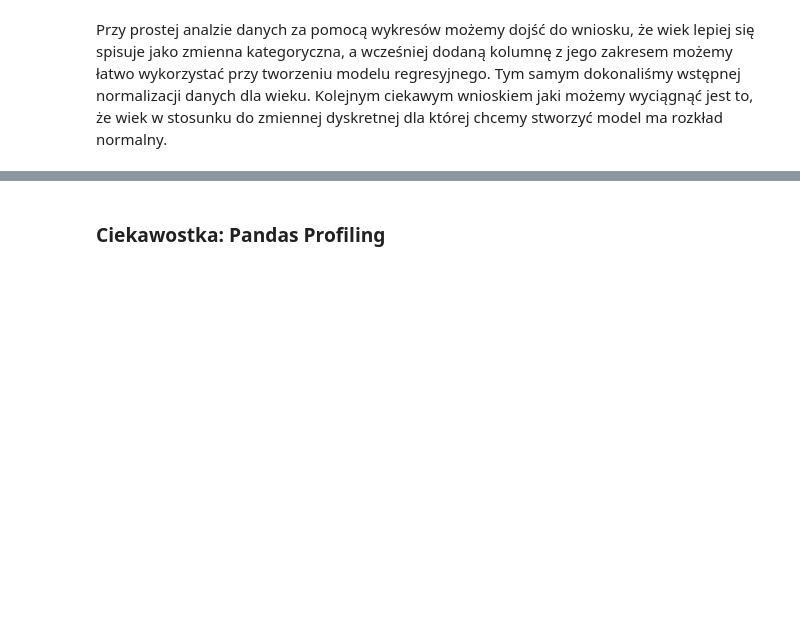
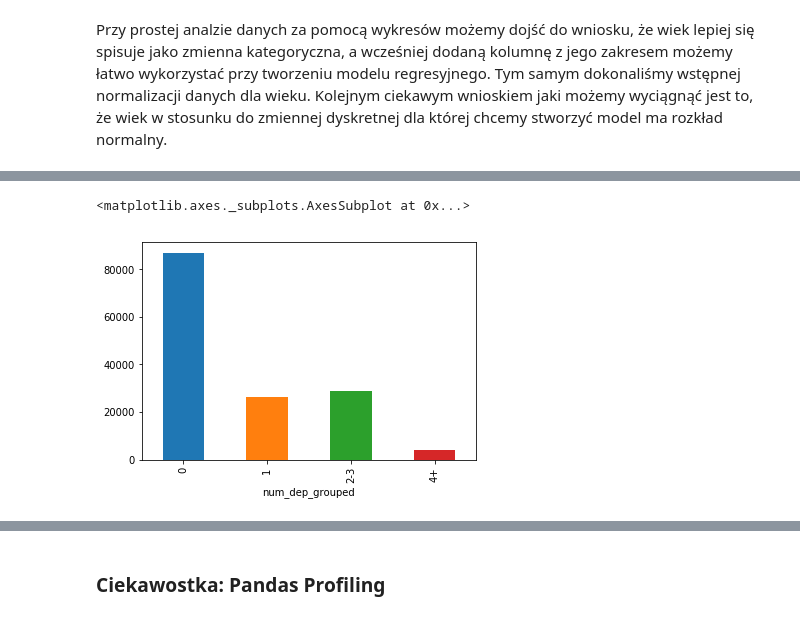
Before and after one commit to SuddenlyPineapple/GiveSomeCredit, a Jupyter notebook: Wojciech_Kasperski_Give_Some_Credit.ipynb, the cells around one changed output, grey strips where cells are left out. Saved outputs shown, nothing was run; the diff lists cells and outputs as text; code cells hidden in the pictures; blank space fills up the shorter version.

```diff
--- a/Wojciech_Kasperski_Give_Some_Credit.ipynb
+++ b/Wojciech_Kasperski_Give_Some_Credit.ipynb
@@ -275,0 +300,5 @@ Przy prostej analzie danych za pomocą wykresów możemy dojść do wniosku, że
+# %%
+gb.count().plot.bar()
+# %% [output]
+<matplotlib.axes._subplots.AxesSubplot at 0x...>
+[figure, added]
```
Also changed, not shown: parts of 17 cells of this notebook.
